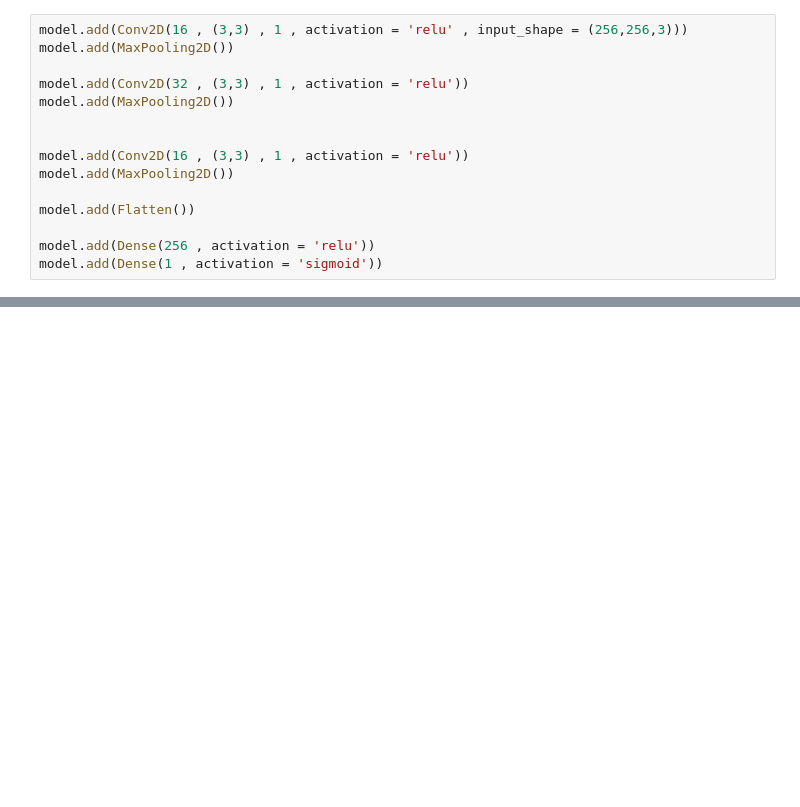
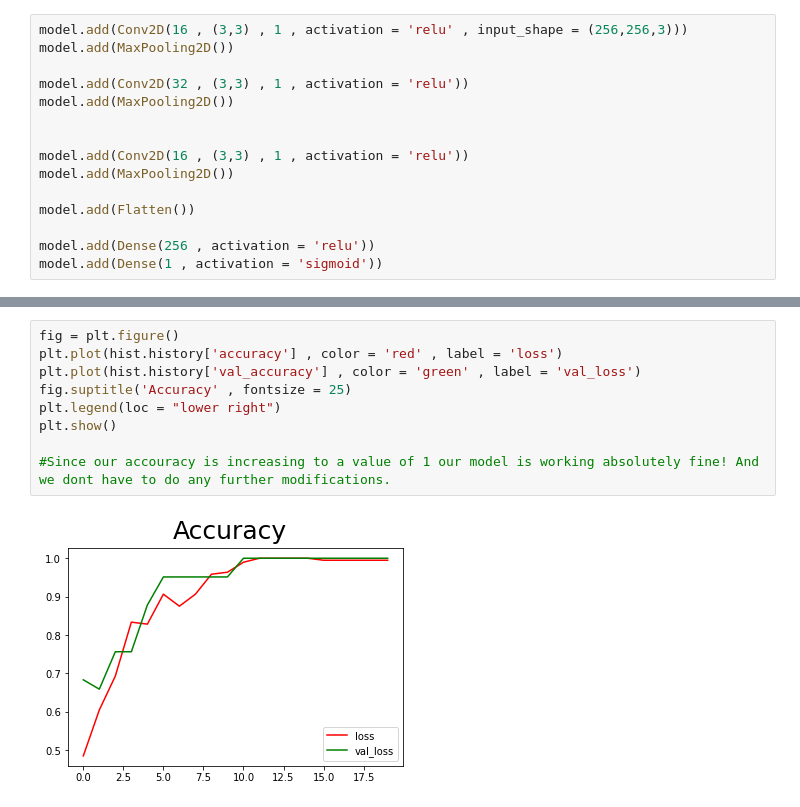
Before and after one commit to priyansh2003/Image-Classification-Project, a Jupyter notebook: ImageClassification.ipynb, the cells around one changed output, grey strips where cells are left out. Saved outputs shown, nothing was run; the diff lists cells and outputs as text; blank space fills up the shorter version.

```diff
--- a/ImageClassification.ipynb
+++ b/ImageClassification.ipynb
@@ -128,0 +204,11 @@ _________________________________________________________________
+# %%
+fig = plt.figure()
+plt.plot(hist.history['accuracy'] , color = 'red' , label = 'loss')
+plt.plot(hist.history['val_accuracy'] , color = 'green' , label = 'val_loss')
+fig.suptitle('Accuracy' , fontsize = 25)
+plt.legend(loc = "lower right")
+plt.show()
+
+#Since our accouracy is increasing to a value of 1 our model is working absolutely fine! And we dont have to do any further modifications.
+# %% [output]
+[figure, added]
```
Also changed, not shown: parts of 10 cells of this notebook.
